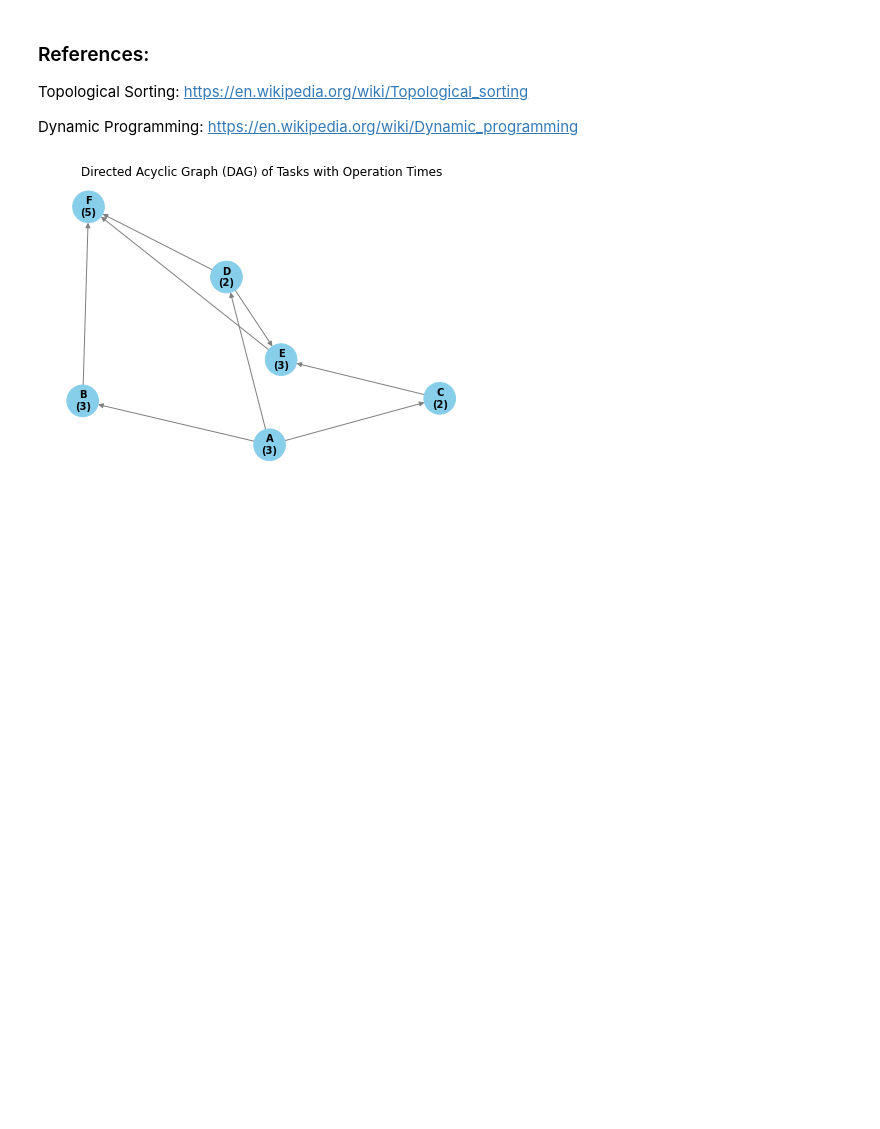
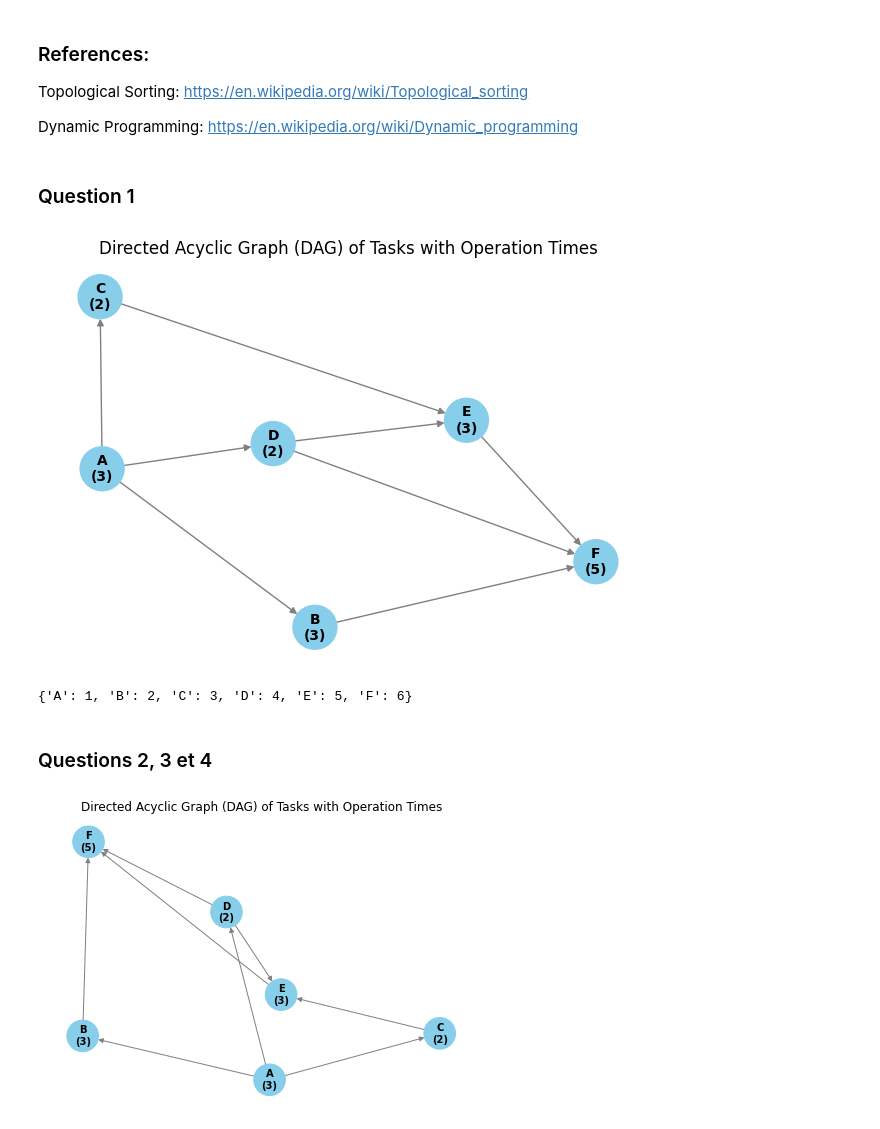
Before and after one commit to Charles-Julien/Algo_DAG, a Jupyter notebook: main.ipynb, the cells around one changed output. Cells and saved outputs as stored; diff of their text form; code cells hidden in the pictures; blank space fills up the shorter version.

Commit message:
Ajouté une section distincte pour la question 1

```diff
--- a/main.ipynb
+++ b/main.ipynb
@@ -5,3 +5,5 @@ Topological Sorting: https://en.wikipedia.org/wiki/Topological_sorting
 Dynamic Programming: https://en.wikipedia.org/wiki/Dynamic_programming
 # %%
 import random
+# %% [markdown]
+### Question 1
@@ -8,3 +115,61 @@ import random
+# %%
+# Initialization d'un gestionnaire de tâche
+task_manager = TaskManager()
+task_manager.add_task(A)
+task_manager.add_task(B)
+task_manager.add_task(C)
+task_manager.add_task(D)
+task_manager.add_task(E)
+task_manager.add_task(F)
+# %%
+import networkx as nx
+import matplotlib.pyplot as plt
+
+# Create a directed graph
+G = nx.DiGraph()
+
+# Add edges from tasks' predecessors to the tasks themselves
+for task in task_manager.tasks:
+    for predecessor in task.predecessors:
+        G.add_edge(predecessor.name, task.name)
+
+# Define operation times as labels
+operation_times = {task.name: f"{task.operation_time}" for task in task_manager.tasks}
+
+# Set node positions using spring layout
+pos = nx.spring_layout(G)
+
+# Set node sizes and other visual parameters
+node_sizes = [1000 for _ in G.nodes()]  # Size of the nodes
+edge_color = "gray"  # Color of the edges
+node_color = "skyblue"  # Color of the nodes
+font_size = 10  # Font size for labels
+
+# Set the labels with operation times
+task_labels = {node: f"{node}\n({operation_times[node]})" for node in G.nodes()}
+
+# Adjust the figure size to a smaller one (e.g., 6x4 inches)
+plt.figure(figsize=(6, 4))  # Smaller figure size
+
+# Draw the graph with labels including operation times
+nx.draw(G, pos, with_labels=True, labels=task_labels, node_size=node_sizes,
+        node_color=node_color, font_size=font_size, font_weight="bold",
+        edge_color=edge_color, arrows=True)
+
+# Set the title of the graph
+plt.title("Directed Acyclic Graph (DAG) of Tasks with Operation Times")
+
+# Show the plot
+plt.show()
+# %% [output]
+[figure, added]
+# %%
+# Ordre topologique quand p = 1
+task_manager.kahn_algorithm()
+# %% [output]
+{'A': 1, 'B': 2, 'C': 3, 'D': 4, 'E': 5, 'F': 6}
+# %% [markdown]
+### Questions 2, 3 et 4
 # %%
 class Task:
     def __init__(self, name, operation_time, predecessors=None, topological_order=None, start_time = None):
```
Also changed, not shown: parts of 4 cells of this notebook.
